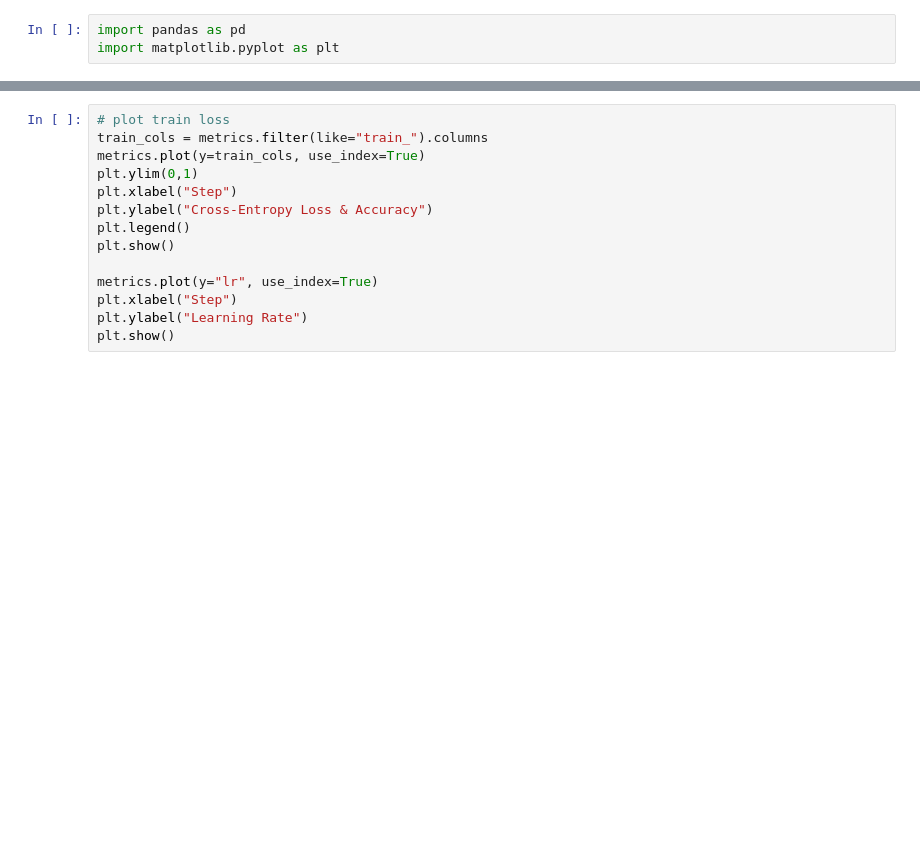
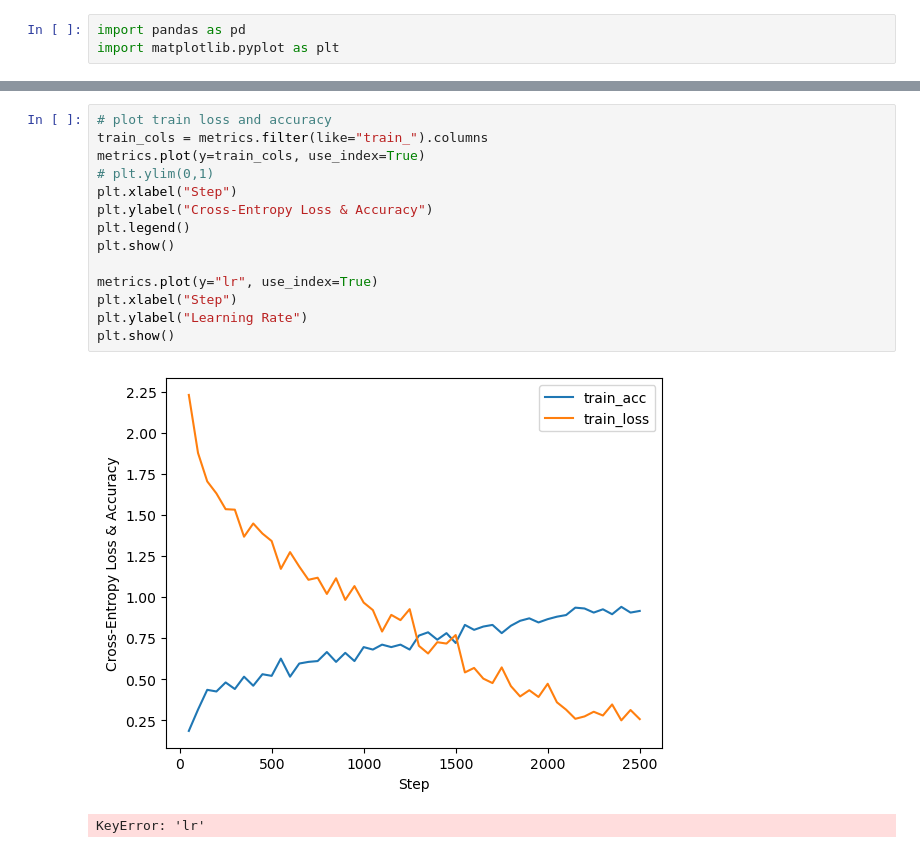
Before and after one commit to ziyong-was-taken/Compression-In-DNNs, a Jupyter notebook: plots.ipynb, the cells around one changed output, grey strips where cells are left out. Drawn from its saved outputs; the diff is of its cells as text; blank space fills up the shorter version.

```diff
--- a/plots.ipynb
+++ b/plots.ipynb
@@ -26,16 +43,19 @@ plt.show()
 # %%
-# plot train loss
+# plot train loss and accuracy
 train_cols = metrics.filter(like="train_").columns
 metrics.plot(y=train_cols, use_index=True)
-plt.ylim(0,1)
+# plt.ylim(0,1)
 plt.xlabel("Step")
 plt.ylabel("Cross-Entropy Loss & Accuracy")
 plt.legend()
 plt.show()
 
 metrics.plot(y="lr", use_index=True)
 plt.xlabel("Step")
 plt.ylabel("Learning Rate")
 plt.show()
+# %% [output]
+[figure, added]
+KeyError: 'lr'
 # %%
 # extract DIB0
```
Also changed, not shown: parts of 4 cells of this notebook, 4 other files.
